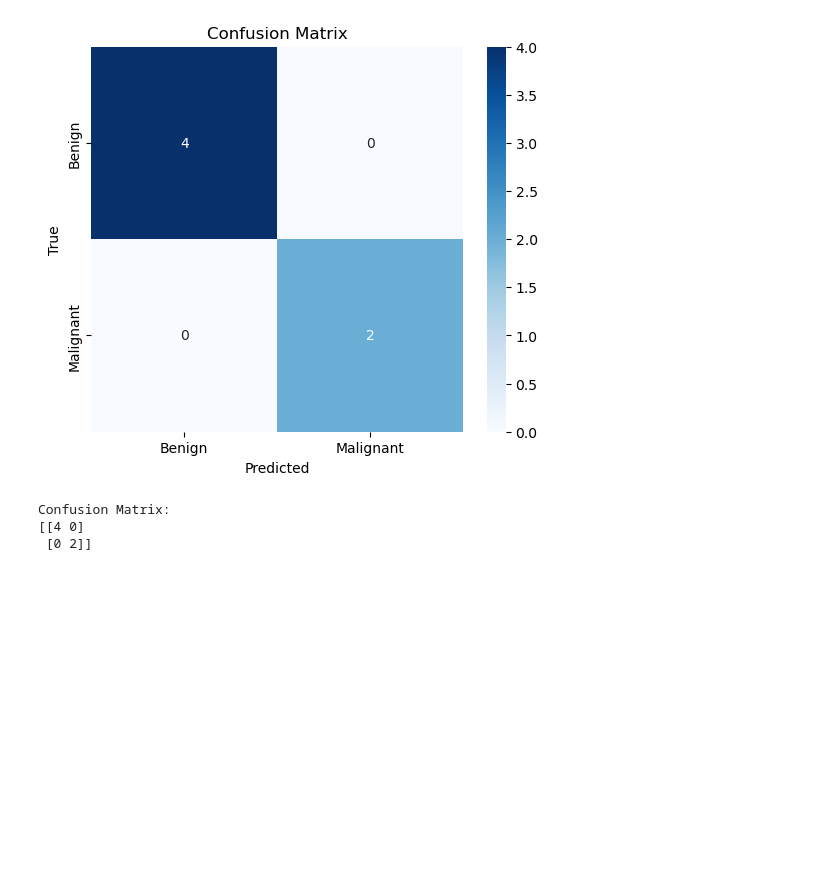
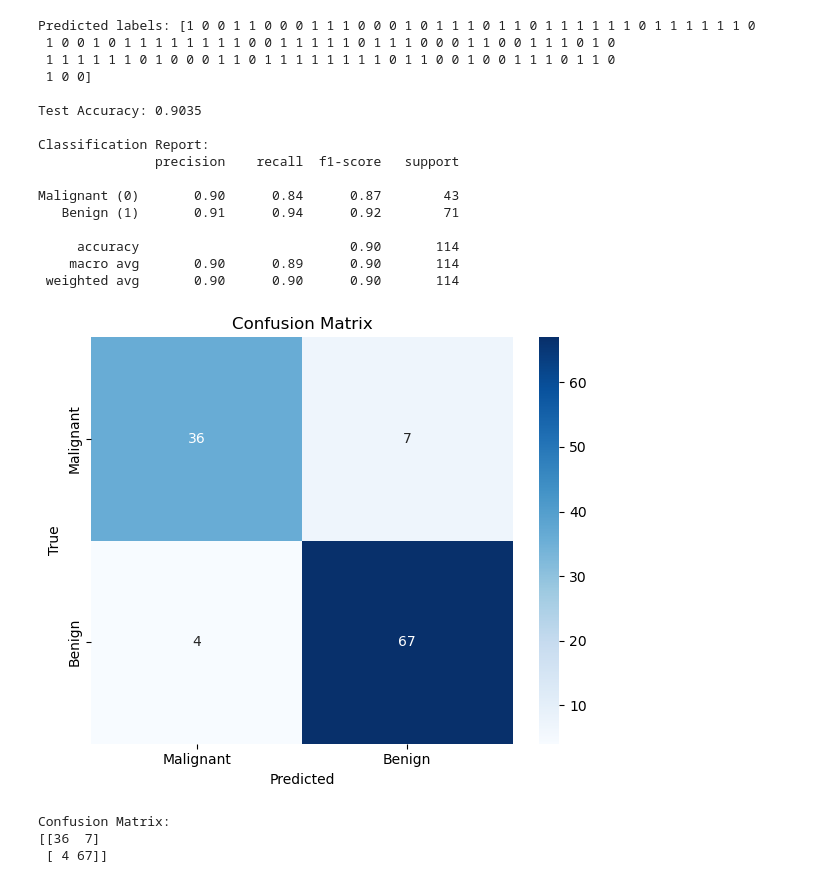
Before and after one commit to yarramsetti-sai/ML_lab, a Jupyter notebook: a5b.ipynb, the cells around one changed output. Drawn from its saved outputs; the diff is of its cells as text; code cells hidden in the pictures; blank space fills up the shorter version.

Commit message:
Rewrite a5b.ipynb: Logistic Regression on breast_cancer_2features dataset

```diff
--- a/a5b.ipynb
+++ b/a5b.ipynb
@@ -1,14 +1,20 @@
 # %%
 import pandas as pd
+import numpy as np
 from sklearn.model_selection import train_test_split
 from sklearn.preprocessing import StandardScaler
 from sklearn.linear_model import LogisticRegression
-from sklearn.metrics import accuracy_score, confusion_matrix
+from sklearn.metrics import accuracy_score, confusion_matrix, classification_report
 import matplotlib.pyplot as plt
 import seaborn as sns
 
-df = pd.read_csv('breast_cancer.csv')
+# Load dataset
+df = pd.read_csv('breast_cancer_2features.csv')
 
 print(f"Shape: {df.shape}")
+print("\nFirst 5 rows:")
 print(df.head())
+print("\nTarget value counts:")
+print(df['target'].value_counts())
+print("\n(0 = Malignant, 1 = Benign)")
 # %% [output]
@@ -69,18 +80,50 @@ Test Accuracy: 1.0000
 # %%
-cm = confusion_matrix(y_test, y_pred_test)
+# Predictions
+y_pred = model.predict(X_test)
+print("Predicted labels:", y_pred)
 
-plt.figure(figsize=(6, 5))
-sns.heatmap(cm, annot=True, fmt='d', cmap='Blues',
-            xticklabels=['Benign', 'Malignant'],
-            yticklabels=['Benign', 'Malignant'])
-plt.xlabel('Predicted')
-plt.ylabel('True')
-plt.title('Confusion Matrix')
-plt.show()
+# Accuracy
+acc = accuracy_score(y_test, y_pred)
+print(f"\nTest Accuracy: {acc:.4f}")
 
-print(f"Confusion Matrix:\n{cm}")
+# Classification report
+print("\nClassification Report:")
+print(classification_report(y_test, y_pred,
+                            target_names=['Malignant (0)', 'Benign (1)']))
 # %% [output]
-[figure, removed]
-Confusion Matrix:
-[[4 0]
- [0 2]]
+Predicted labels: [1 0 0 1 1 0 0 0 1 1 1 0 0 0 1 0 1 1 1 0 1 1 0 1 1 1 1 1 1 0 1 1 1 1 1 1 0
+ 1 0 0 1 0 1 1 1 1 1 1 1 1 0 0 1 1 1 1 1 0 1 1 1 0 0 0 1 1 0 0 1 1 1 0 1 0
+ 1 1 1 1 1 1 0 1 0 0 0 1 1 0 1 1 1 1 1 1 1 1 0 1 1 0 0 1 0 0 1 1 1 0 1 1 0
+ 1 0 0]
+
+Test Accuracy: 0.9035
+
+Classification Report:
+               precision    recall  f1-score   support
+
+Malignant (0)       0.90      0.84      0.87        43
+   Benign (1)       0.91      0.94      0.92        71
+
+     accuracy                           0.90       114
+    macro avg       0.90      0.89      0.90       114
+ weighted avg       0.90      0.90      0.90       114
+# %%
+# Confusion Matrix
+cm = confusion_matrix(y_test, y_pred)
+
+plt.figure(figsize=(6, 5))
+sns.heatmap(cm, annot=True, fmt='d', cmap='Blues',
+            xticklabels=['Malignant', 'Benign'],
+            yticklabels=['Malignant', 'Benign'])
+plt.xlabel('Predicted')
+plt.ylabel('True')
+plt.title('Confusion Matrix')
+plt.tight_layout()
+plt.show()
+
+print(f"Confusion Matrix:\n{cm}")
+# %% [output]
+[figure, added]
+Confusion Matrix:
+[[36  7]
+ [ 4 67]]
```
Also changed, not shown: parts of 4 cells of this notebook, 1 other file.
